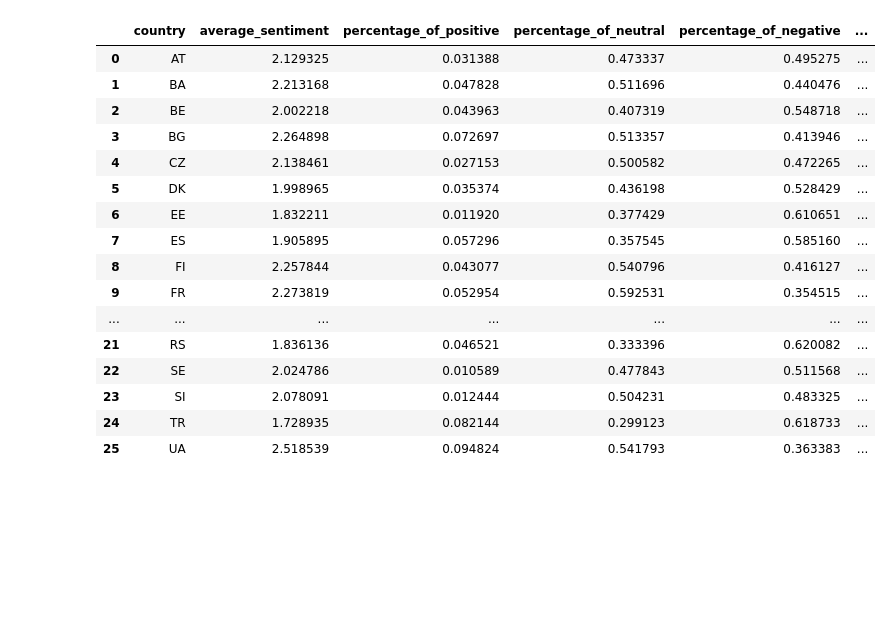
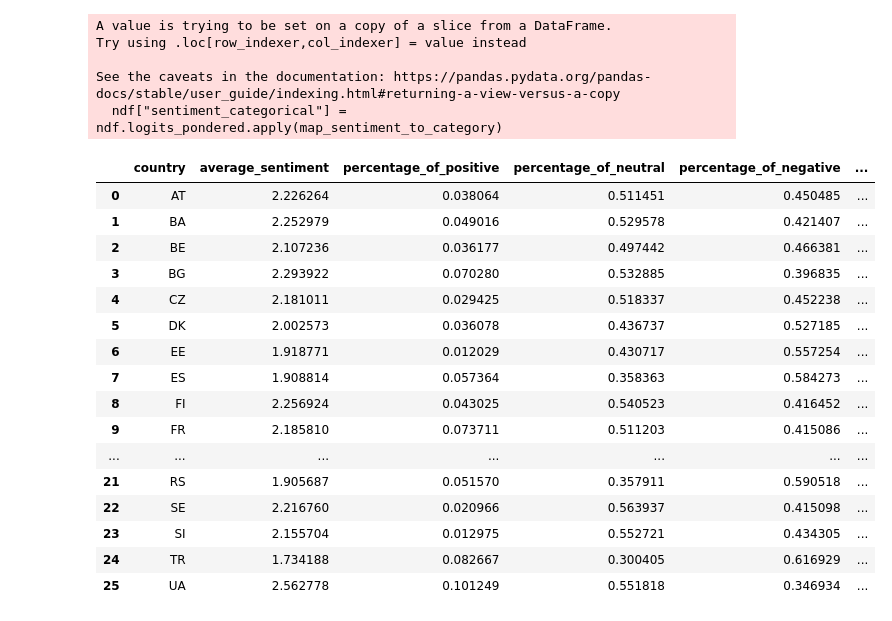
Before and after one commit to clarinsi/parlasent_analysis, a Jupyter notebook: 1_country_stats.ipynb, the cells around one changed output. Drawn from its saved outputs; the diff is of its cells as text; code cells hidden in the pictures; blank space fills up the shorter version.

```diff
--- a/1_country_stats.ipynb
+++ b/1_country_stats.ipynb
@@ -11,6 +11,8 @@ dfs = []
 
 
 for file in tqdm(files):
+  if any([i in str(file) for i in ["ES-CT", "ES-GA", "ES-PV"]]):
+    continue
   df = pd.read_json(file,
                     lines=True,
                     # nrows=10000,
@@ -38,9 +46,13 @@ c1 = df.Speaker_MP == "MP"
 c2 = ~df.country.isin(["ES-CT", "ES-GA", "ES-PV", ])
 
 # Exclude chairs:
-c3 = df.Speaker_role == "Regular"
+c3 = df.Speaker_role != "Chairperson"
 
-df = df[c1&c2&c3]
+ndf = df[
+    # c1 & \
+    c2 & \
+    c3
+    ]
 
 def map_sentiment_to_category(logit: float) -> str:
     if logit < 2:
@@ -49,56 +61,61 @@ def map_sentiment_to_category(logit: float) -> str:
         return "Neutral"
     else:
         return "Positive"
-df["sentiment_categorical"] = df.logits_pondered.apply(map_sentiment_to_category)
+ndf["sentiment_categorical"] = ndf.logits_pondered.apply(map_sentiment_to_category)
 
 
 def percentage_of_neutral(l: pd.Series) -> float:
     return (l == "Neutral").sum()/l.shape[0]
 def percentage_of_negative(l: pd.Series) -> float:
     return (l == "Negative").sum()/l.shape[0]
 def percentage_of_positive(l: pd.Series) -> float:
     return (l == "Positive").sum()/l.shape[0]
 def get_female_average_per_country(df: pd.DataFrame, country: str)-> float:
     c1 = df.country == country
     c2 = df.Speaker_gender
 
 
-gb1 = df.groupby("country").agg({
+gb1 = ndf.groupby("country").agg({
     "logits_pondered": "mean",
     "sentiment_categorical": [percentage_of_positive, percentage_of_neutral, percentage_of_negative]
 }).reset_index()
 gb1.columns = "country average_sentiment percentage_of_positive percentage_of_neutral percentage_of_negative".split()
 
 
 
 gb2 = df.groupby(["country", "Speaker_gender"]).agg({
     "logits_pondered": "mean"
 }).reset_index()
 
 
 gb1["average_female_sentiment"] = gb1.merge(gb2[gb2.Speaker_gender == "F"], on="country", how="outer").logits_pondered
 gb1["average_male_sentiment"] = gb1.merge(gb2[gb2.Speaker_gender == "M"], on="country", how="outer").logits_pondered
 gb1["male - female"] = gb1.average_male_sentiment - gb1.average_female_sentiment
 gb1["lattitude"] = [mapper.get(i) for i in gb1.country]
 gb1
 # %% [output]
+A value is trying to be set on a copy of a slice from a DataFrame.
+Try using .loc[row_indexer,col_indexer] = value instead
+
+See the caveats in the documentation: https://pandas.pydata.org/pandas-docs/stable/user_guide/indexing.html#returning-a-view-versus-a-copy
+  ndf["sentiment_categorical"] = ndf.logits_pondered.apply(map_sentiment_to_category)
 |  | country | average_sentiment | percentage_of_positive | percentage_of_neutral | percentage_of_negative | ... |
-| 0 | AT | 2.129325 | 0.031388 | 0.473337 | 0.495275 | ... |
-| 1 | BA | 2.213168 | 0.047828 | 0.511696 | 0.440476 | ... |
-| 2 | BE | 2.002218 | 0.043963 | 0.407319 | 0.548718 | ... |
-| 3 | BG | 2.264898 | 0.072697 | 0.513357 | 0.413946 | ... |
-| 4 | CZ | 2.138461 | 0.027153 | 0.500582 | 0.472265 | ... |
-| 5 | DK | 1.998965 | 0.035374 | 0.436198 | 0.528429 | ... |
-| 6 | EE | 1.832211 | 0.011920 | 0.377429 | 0.610651 | ... |
-| 7 | ES | 1.905895 | 0.057296 | 0.357545 | 0.585160 | ... |
-| 8 | FI | 2.257844 | 0.043077 | 0.540796 | 0.416127 | ... |
-| 9 | FR | 2.273819 | 0.052954 | 0.592531 | 0.354515 | ... |
+| 0 | AT | 2.226264 | 0.038064 | 0.511451 | 0.450485 | ... |
+| 1 | BA | 2.252979 | 0.049016 | 0.529578 | 0.421407 | ... |
+| 2 | BE | 2.107236 | 0.036177 | 0.497442 | 0.466381 | ... |
+| 3 | BG | 2.293922 | 0.070280 | 0.532885 | 0.396835 | ... |
+| 4 | CZ | 2.181011 | 0.029425 | 0.518337 | 0.452238 | ... |
+| 5 | DK | 2.002573 | 0.036078 | 0.436737 | 0.527185 | ... |
+| 6 | EE | 1.918771 | 0.012029 | 0.430717 | 0.557254 | ... |
+| 7 | ES | 1.908814 | 0.057364 | 0.358363 | 0.584273 | ... |
+| 8 | FI | 2.256924 | 0.043025 | 0.540523 | 0.416452 | ... |
+| 9 | FR | 2.185810 | 0.073711 | 0.511203 | 0.415086 | ... |
 | ... | ... | ... | ... | ... | ... | ... |
-| 21 | RS | 1.836136 | 0.046521 | 0.333396 | 0.620082 | ... |
-| 22 | SE | 2.024786 | 0.010589 | 0.477843 | 0.511568 | ... |
-| 23 | SI | 2.078091 | 0.012444 | 0.504231 | 0.483325 | ... |
-| 24 | TR | 1.728935 | 0.082144 | 0.299123 | 0.618733 | ... |
-| 25 | UA | 2.518539 | 0.094824 | 0.541793 | 0.363383 | ... |
+| 21 | RS | 1.905687 | 0.051570 | 0.357911 | 0.590518 | ... |
+| 22 | SE | 2.216760 | 0.020966 | 0.563937 | 0.415098 | ... |
+| 23 | SI | 2.155704 | 0.012975 | 0.552721 | 0.434305 | ... |
+| 24 | TR | 1.734188 | 0.082667 | 0.300405 | 0.616929 | ... |
+| 25 | UA | 2.562778 | 0.101249 | 0.551818 | 0.346934 | ... |
 # %%
 import seaborn as sns
 
```
Also changed, not shown: parts of 3 cells of this notebook, 1 other file.
